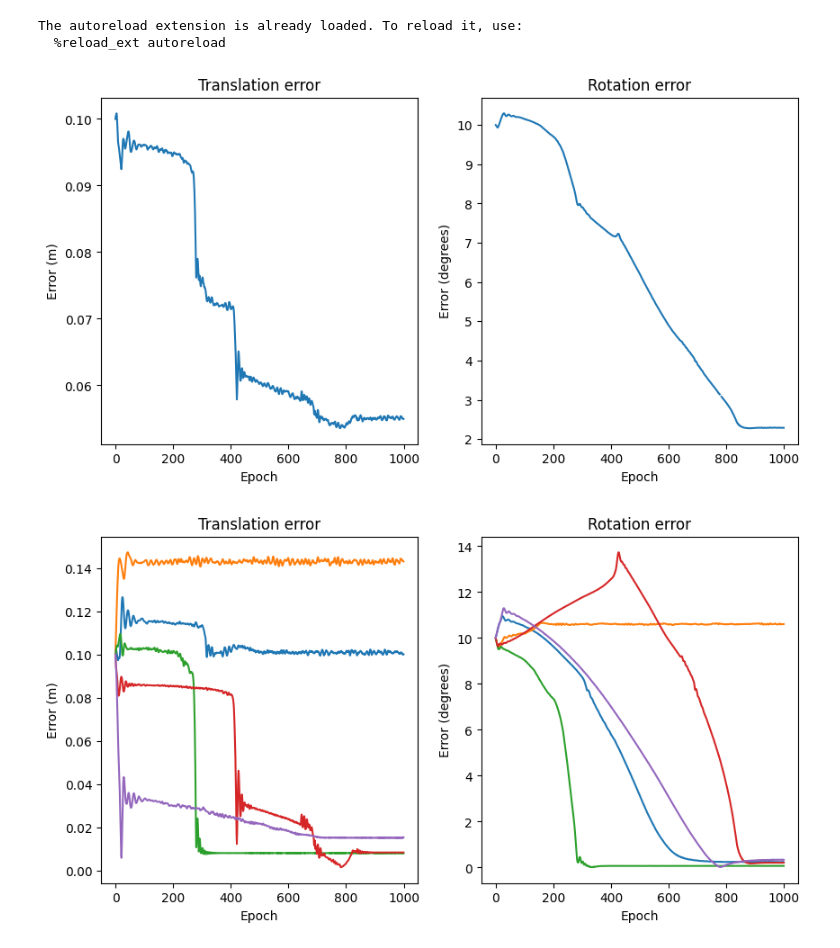
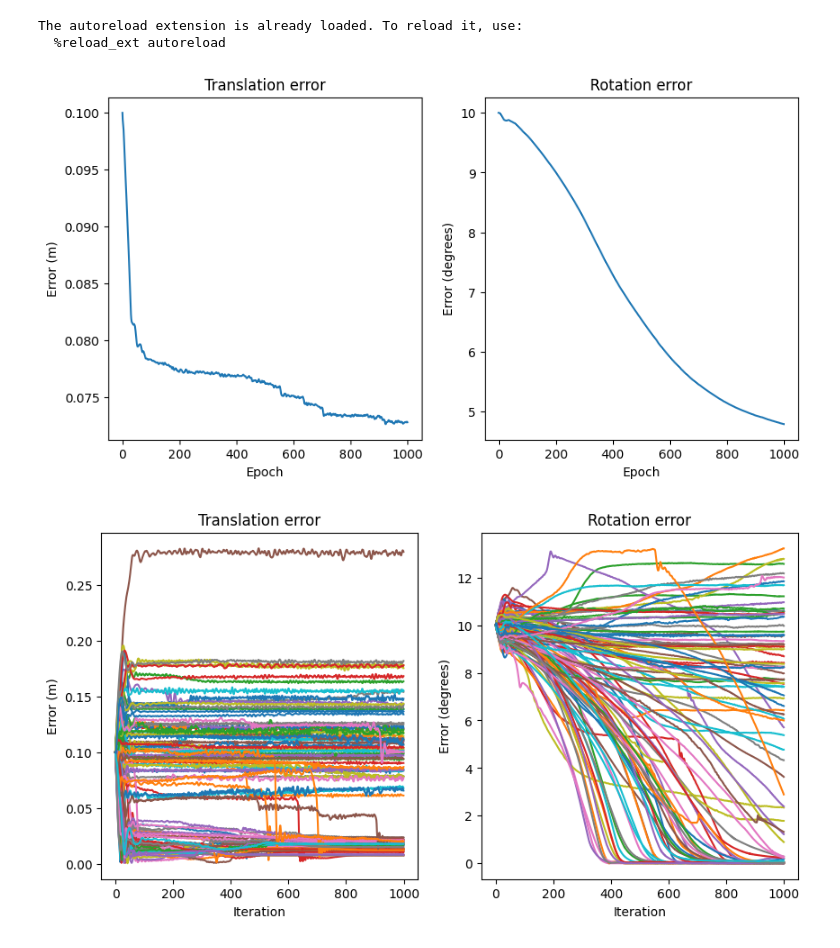
Before and after one commit to tauzn-clock/plane-nerf, a Jupyter notebook: utils/process_pose_data.ipynb, the cells around one changed output. Saved outputs shown, nothing was run; the diff lists cells and outputs as text; code cells hidden in the pictures.

```diff
--- a/utils/process_pose_data.ipynb
+++ b/utils/process_pose_data.ipynb
@@ -10,10 +10,12 @@ import numpy as np
 import matplotlib.pyplot as plt
 import math
 # %%
-CSV_PATH = "/workspace/outputs/jackal_color_wheel_training_data_1/plane-nerf/2024-02-19_174621/eval_results_2024-02-20_175740.csv"
+CSV_PATH = "/workspace/plane-nerf/outputs/jackal_floor_training_data_1/plane-nerf-fast/2024-03-13_105236/eval_results_2024-03-13_123535.csv"
 # %%
 #Open CSV file as 2d numpy array
 csv_data = np.genfromtxt(CSV_PATH, delimiter=',')
+#If nan values are present, replace them with 0
+csv_data = np.nan_to_num(csv_data)
 iteration = csv_data[:, 0::3]
 translation = csv_data[:, 1::3]
 rotation = csv_data[:, 2::3]
@@ -35,27 +37,27 @@ plt.ylabel("Error (degrees)")
 
 plt.show()
 # %% [output]
-[figure, old version]
+[figure, new version]
 # %%
 #Plot mean of translation and rotation error of a specific arrays of rows
 row = [i for i in range(len(csv_data))]
 
 plt.figure(figsize=(10, 5))
 plt.subplot(1, 2, 1)
 plt.plot(translation[row].T)
 plt.title("Translation error")
-plt.xlabel("Epoch")
+plt.xlabel("Iteration")
 plt.ylabel("Error (m)")
 
 plt.subplot(1, 2, 2)
 plt.plot(rotation[row].T * 180 / math.pi)
 plt.title("Rotation error")
-plt.xlabel("Epoch")
+plt.xlabel("Iteration")
 plt.ylabel("Error (degrees)")
 
 plt.show()
 # %% [output]
-[figure, old version]
+[figure, new version]
 # %%
 final_translation_error = translation[:,-1]
 final_rotation_error = rotation[:,-1]
```
Also changed, not shown: parts of 3 cells of this notebook, 4 other files.
